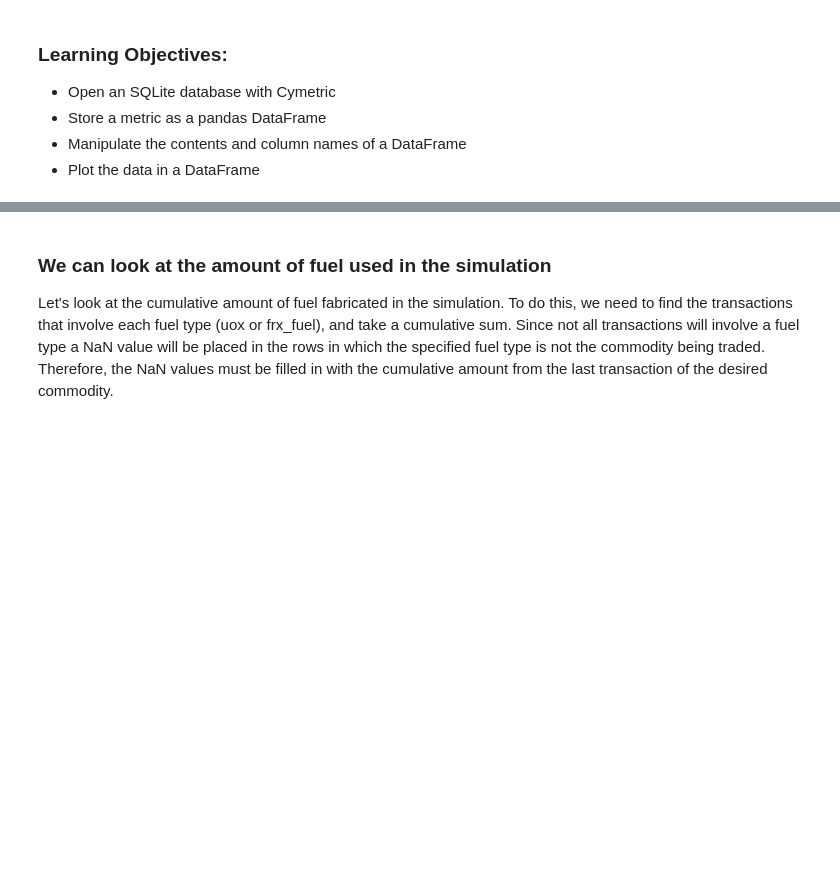
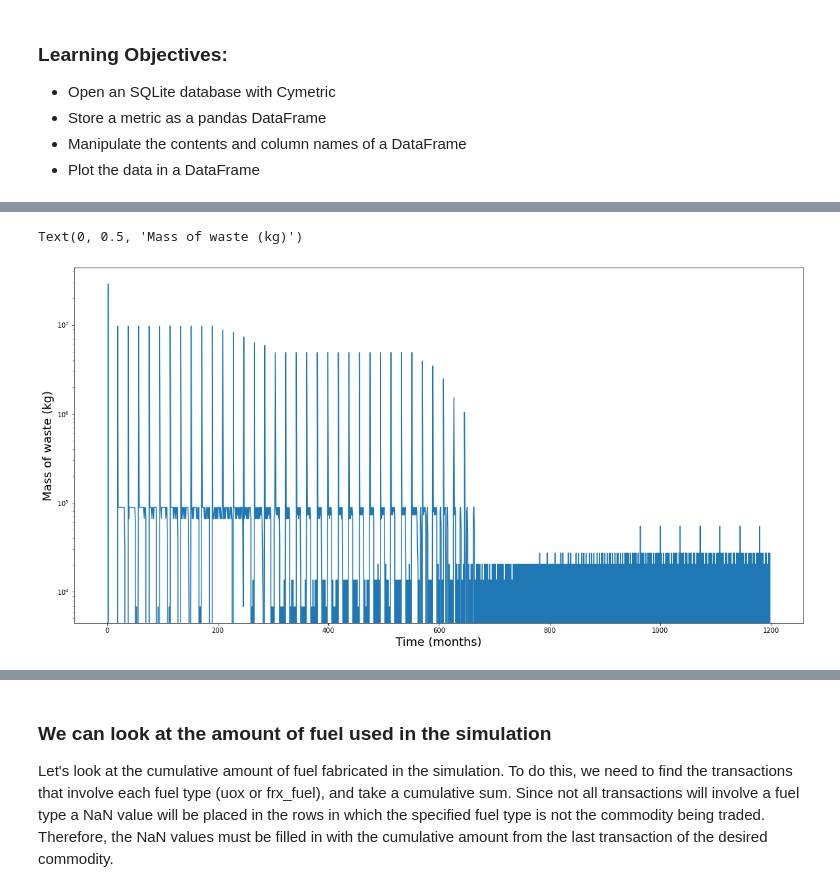
Before and after one commit to cyclus/cymetric, a Jupyter notebook: examples/materials_transactions.ipynb, the cells around one changed output, grey strips where cells are left out. Cells and saved outputs as stored; diff of their text form; code cells hidden in the pictures; blank space fills up the shorter version.

```diff
--- a/examples/materials_transactions.ipynb
+++ b/examples/materials_transactions.ipynb
@@ -57 +69,8 @@ plt.savefig('waste.png')
+# %%
+repo_waste.plot(x='Time', figsize=(20,10), legend=False, logy=True)
+plt.xlabel('Time (months)',fontsize=18)
+plt.ylabel('Mass of waste (kg)',fontsize=18)
+# %% [output]
+Text(0, 0.5, 'Mass of waste (kg)')
+[figure, added]
 # %% [markdown]
```
Also changed, not shown: parts of 15 cells of this notebook, 6 other files.
